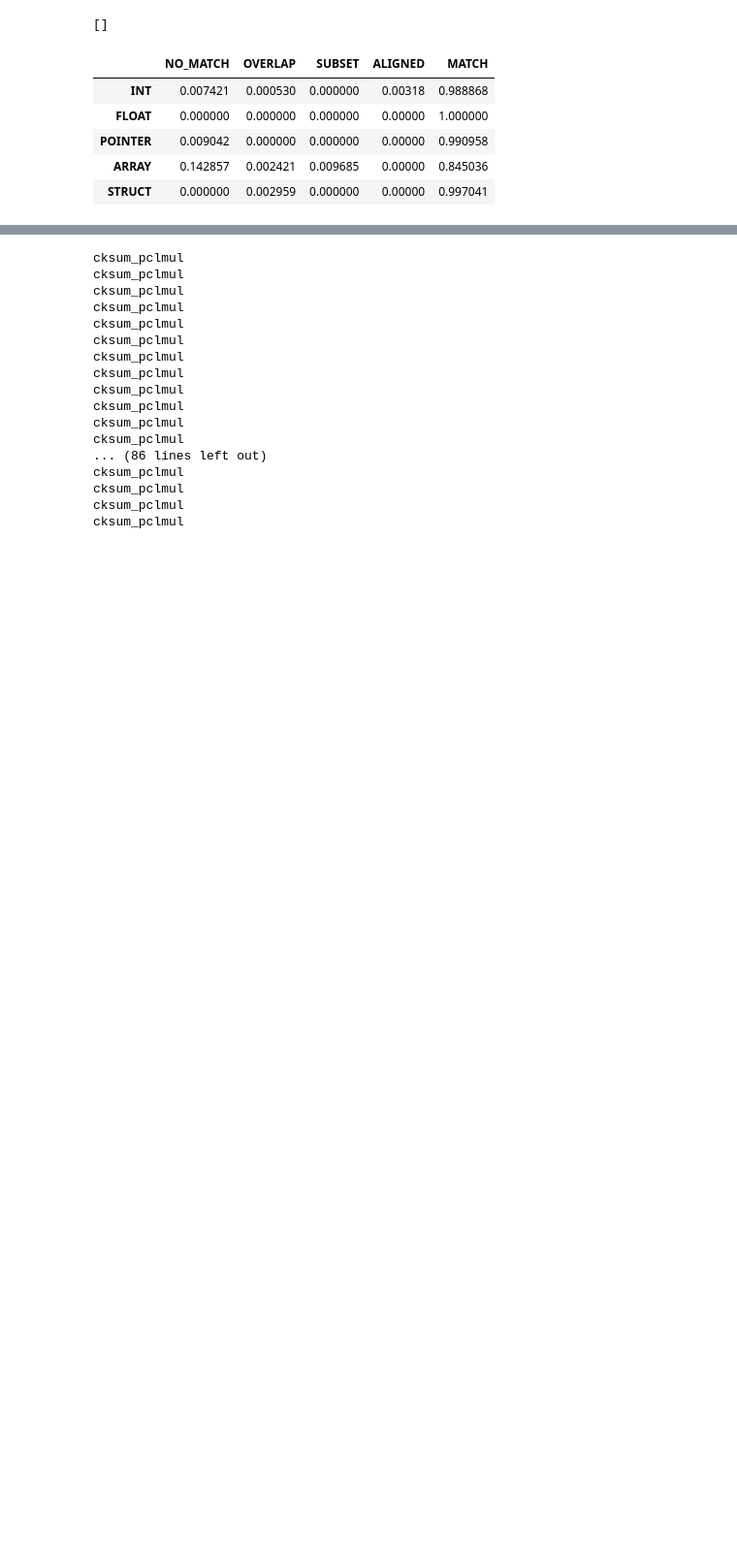
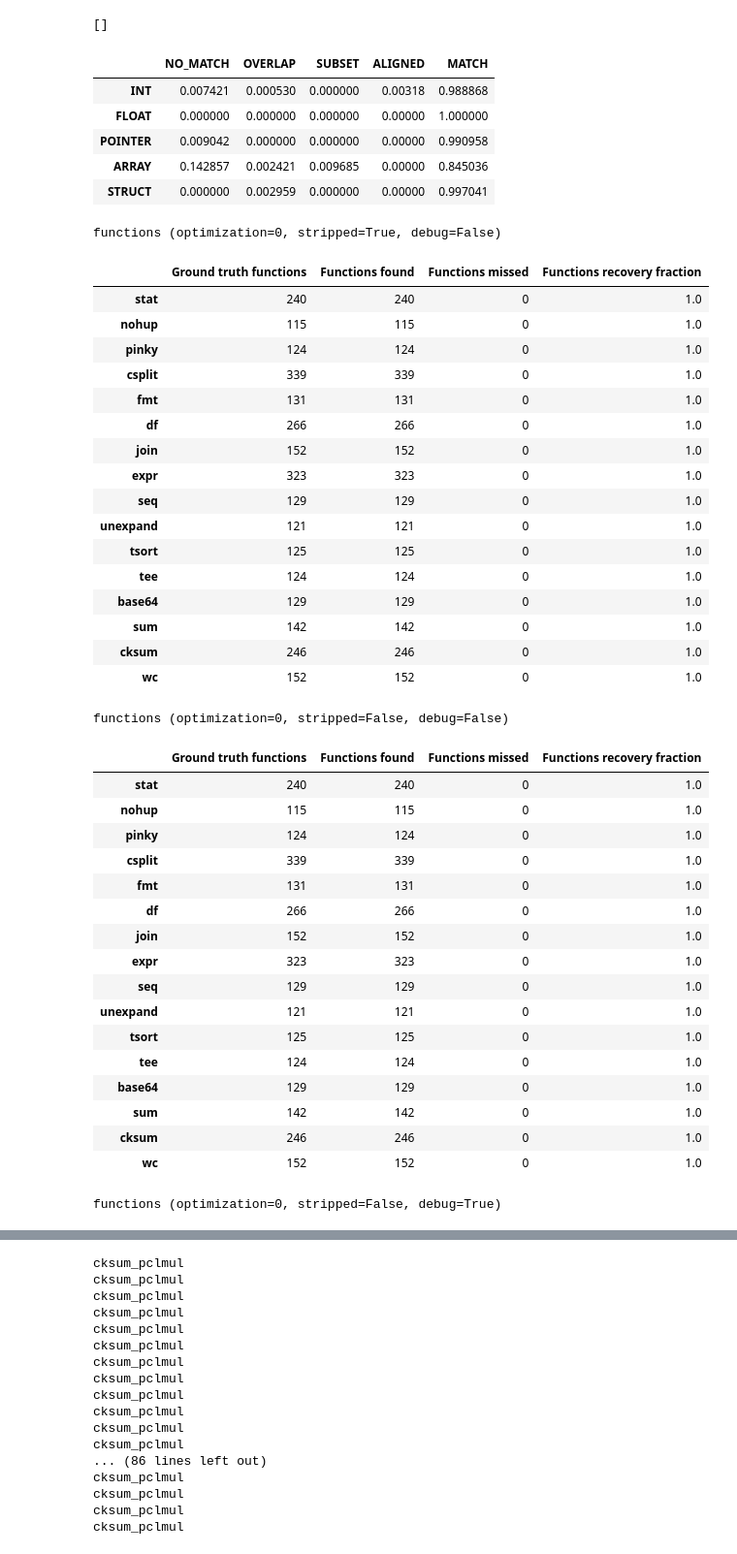
Before and after one commit to jace-kline/thesis, a Jupyter notebook: notebooks/coreutils_metrics.ipynb, the cells around one changed output, grey strips where cells are left out. Shown: that part at 97% size. Cells and saved outputs as stored; diff of their text form; code cells hidden in the pictures; blank space fills up the shorter version.

```diff
--- a/notebooks/coreutils_metrics.ipynb
+++ b/notebooks/coreutils_metrics.ipynb
@@ -319,3 +320,47 @@ df
 | POINTER | 0.009042 | 0.000000 | 0.000000 | 0.00000 | 0.990958 |
 | ARRAY | 0.142857 | 0.002421 | 0.009685 | 0.00000 | 0.845036 |
 | STRUCT | 0.000000 | 0.002959 | 0.000000 | 0.00000 | 0.997041 |
+# %%
+# Function Analysis
+
+for opts in opts_sets:
+    print(mangle_table_display_name(functions_group.get_name(), opts))
+    display(get_table(functions_group, opts, analyzed_only=True))
+# %% [output]
+functions (optimization=0, stripped=True, debug=False)
+|  | Ground truth functions | Functions found | Functions missed | Functions recovery fraction |
+| stat | 240 | 240 | 0 | 1.0 |
+| nohup | 115 | 115 | 0 | 1.0 |
+| pinky | 124 | 124 | 0 | 1.0 |
+| csplit | 339 | 339 | 0 | 1.0 |
+| fmt | 131 | 131 | 0 | 1.0 |
+| df | 266 | 266 | 0 | 1.0 |
+| join | 152 | 152 | 0 | 1.0 |
+| expr | 323 | 323 | 0 | 1.0 |
+| seq | 129 | 129 | 0 | 1.0 |
+| unexpand | 121 | 121 | 0 | 1.0 |
+| tsort | 125 | 125 | 0 | 1.0 |
+| tee | 124 | 124 | 0 | 1.0 |
+| base64 | 129 | 129 | 0 | 1.0 |
+| sum | 142 | 142 | 0 | 1.0 |
+| cksum | 246 | 246 | 0 | 1.0 |
+| wc | 152 | 152 | 0 | 1.0 |
+functions (optimization=0, stripped=False, debug=False)
+|  | Ground truth functions | Functions found | Functions missed | Functions recovery fraction |
+| stat | 240 | 240 | 0 | 1.0 |
+| nohup | 115 | 115 | 0 | 1.0 |
+| pinky | 124 | 124 | 0 | 1.0 |
+| csplit | 339 | 339 | 0 | 1.0 |
+| fmt | 131 | 131 | 0 | 1.0 |
+| df | 266 | 266 | 0 | 1.0 |
+| join | 152 | 152 | 0 | 1.0 |
+| expr | 323 | 323 | 0 | 1.0 |
+| seq | 129 | 129 | 0 | 1.0 |
+| unexpand | 121 | 121 | 0 | 1.0 |
+| tsort | 125 | 125 | 0 | 1.0 |
+| tee | 124 | 124 | 0 | 1.0 |
+| base64 | 129 | 129 | 0 | 1.0 |
+| sum | 142 | 142 | 0 | 1.0 |
+| cksum | 246 | 246 | 0 | 1.0 |
+| wc | 152 | 152 | 0 | 1.0 |
+functions (optimization=0, stripped=False, debug=True)
```
Also changed, not shown: parts of 4 cells of this notebook, 1 other file.
